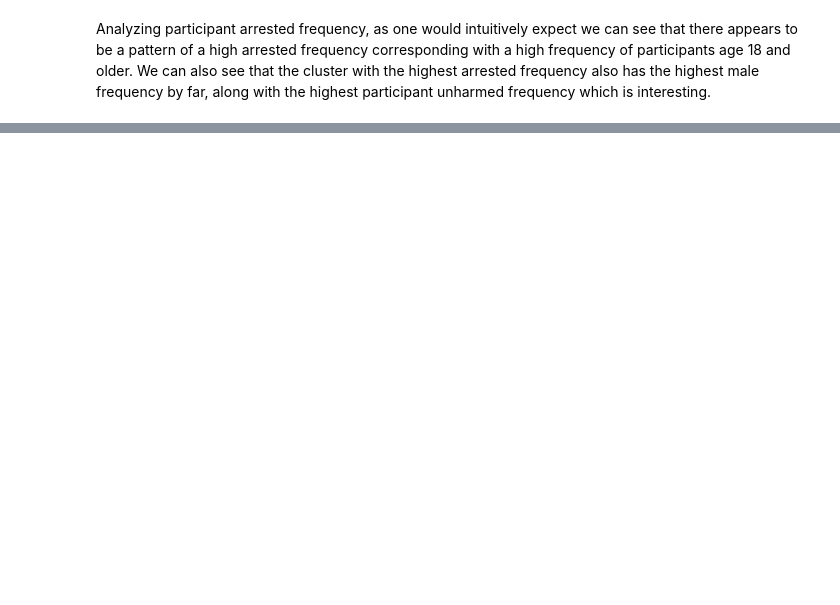
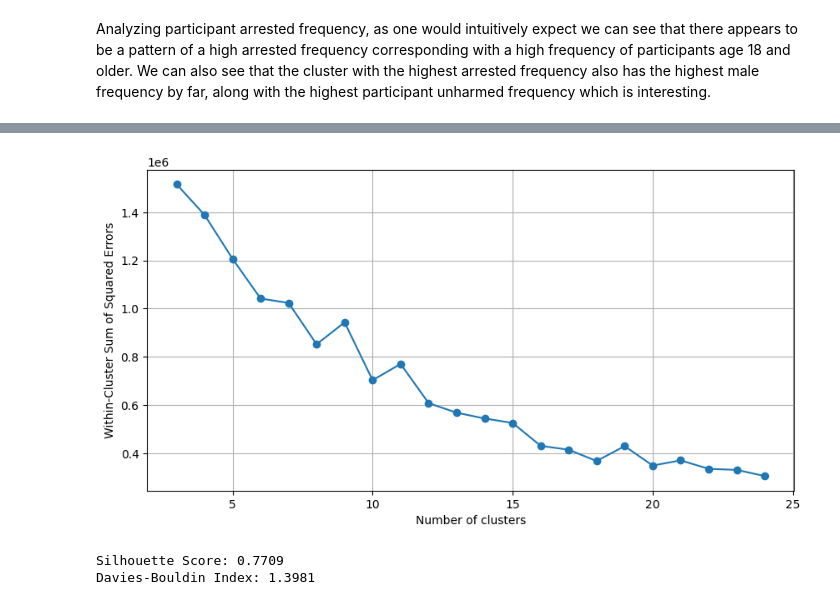
Before and after one commit to bharath03-a/Gun-Violence-Incidents, a Jupyter notebook: notebooks/04_cluster_analysis.ipynb, the cells around one changed output, grey strips where cells are left out. Saved outputs shown, nothing was run; the diff lists cells and outputs as text; code cells hidden in the pictures; blank space fills up the shorter version.

Commit message:
severity of incidents clustering

```diff
--- a/notebooks/04_cluster_analysis.ipynb
+++ b/notebooks/04_cluster_analysis.ipynb
@@ -38,8 +40,7 @@ spark_df = spark.read.option("header", "True") \
                 .option("ignoreTrailingWhiteSpace", "True") \
                 .option("multiLine", "True") \
                 .option("mode", "PERMISSIVE") \
-                .csv("/content/gun_violence_cleaned_data_2013_2018.csv")
-                #.csv("../data/gun_violence_cleaned_data_2013_2018.csv")
+                .csv("../data/gun_violence_cleaned_data_2013_2018.csv")
 # %%
 spark_df.show(10)
 # %% [output]
@@ -686,0 +696,20 @@ Analyzing participant arrested frequency, as one would intuitively expect we can
+# %%
+# Select the desired features from the original dataframe
+features = ['n_killed',
+            'n_injured',
+            'n_guns_involved',
+            'gun_type_handgun_freq',
+            'gun_type_rifle_freq',
+            'gun_type_shotgun_freq']
+kmeans_df = spark_df.select(features)
+
+# Assemble the features into a single column vector
+assembler = VectorAssembler(inputCols = features, outputCol = 'features')
+kmeans_df = assembler.transform(kmeans_df)
+
+# Scale the features
+scaler = pyspark.ml.feature.StandardScaler(inputCol = 'features', outputCol = 'scaled_features', withMean = True)
+kmeans_df = scaler.fit(kmeans_df).transform(kmeans_df).drop('features')
+kmeans_df = kmeans_df.withColumnRenamed('scaled_features', 'features')
+
+kmeans_df.show(5)
@@ -686,0 +727,26 @@ Analyzing participant arrested frequency, as one would intuitively expect we can
+# %%
+# Find the optimal number of clusters
+optimal_clusters(kmeans_df)
+# %% [output]
+[figure, added]
+# %%
+# Perform KMeans Clustering
+kmeans = KMeans(featuresCol = 'features', k = 13, seed = 42)
+model = kmeans.fit(kmeans_df)
+
+# Make predictions
+predictions = model.transform(kmeans_df)
+
+# Evalue the clustering with the silhouette score
+evaluator = ClusteringEvaluator(predictionCol='prediction', featuresCol='features', metricName='silhouette', distanceMeasure='squaredEuclidean')
+silhouette = evaluator.evaluate(predictions)
+print('Silhouette Score: {:.4f}'.format(silhouette))
+
+# Evaluate the clustering with the Davies-Bouldin Index
+dbi_X = predictions.select(features).toPandas().values.tolist()
+dbi_labels = predictions.select('prediction').rdd.flatMap(lambda x: x).collect()
+dbi = davies_bouldin_score(dbi_X, dbi_labels)
+print('Davies-Bouldin Index: {:.4f}'.format(dbi))
+# %% [output]
+Silhouette Score: 0.7709
+Davies-Bouldin Index: 1.3981
```
Also changed, not shown: parts of 22 cells of this notebook.
